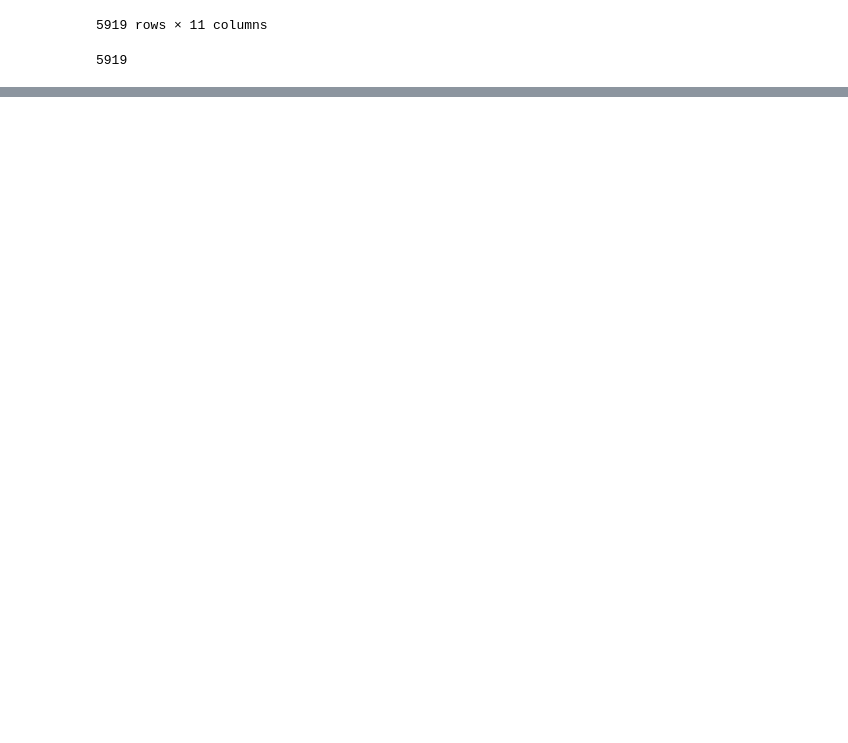
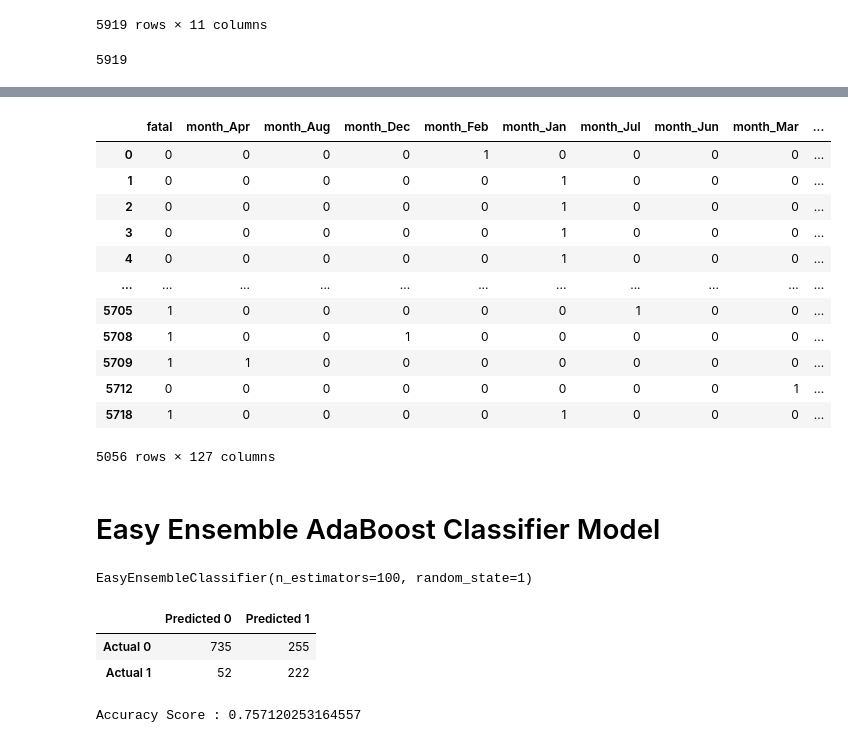
Before and after one commit to godak9/Final_Project, a Jupyter notebook: Machine_Learning/Comparing ML models .ipynb, the cells around one changed output, grey strips where cells are left out. Saved outputs shown, nothing was run; the diff lists cells and outputs as text; code cells hidden in the pictures; blank space fills up the shorter version.

Commit message:
Adding four different models

```diff
--- a/Machine_Learning/Comparing ML models .ipynb
+++ b/Machine_Learning/Comparing ML models .ipynb
@@ -17,6 +36,6 @@ Enter database password········
 # %%
 # Establish connection to database
-db_string = f"postgresql://postgres:{db_password}@127.0.0.1:5432/shark_bite_db"
+db_string = f"postgresql://postgres:{password}@127.0.0.1:5432/shark_bite_db"
 engine = create_engine(db_string)
 conn = engine.connect()
 # %%
@@ -38,5 +57,7 @@ shark_bite_df
 5919 rows × 11 columns
 # %%
 print(len(shark_bite_df))
+#5919
+shark_bite_df.drop(["case_number"], axis=1, inplace=True)
 # %% [output]
 5919
@@ -59,0 +70,4 @@ shark_bite_df
+# %%
+shark_bite_df_copy = shark_bite_df.copy()
+shark_bite_df_copy.drop(["year", "day"], axis=1, inplace=True)
+shark_bite_df_copy
@@ -59,0 +88,16 @@ shark_bite_df
+# %%
+month_dict = {1.0: "Jan",
+              2.0: "Feb",
+              3.0: "Mar",
+              4.0: "Apr",
+              5.0: "May",
+              6.0: "Jun",
+              7.0: "Jul",
+              8.0: "Aug",
+              9.0: "Sep",
+              10.0: "Oct",
+              11.0: "Nov",
+              12.0: "Dec"
+             }
+shark_bite_df_copy = shark_bite_df_copy.replace({"month": month_dict})
+shark_bite_df_copy
@@ -59,0 +118,35 @@ shark_bite_df
+# %%
+# Encoding feature column
+shark_bite_encoded = pd.get_dummies(shark_bite_df_copy, columns = [
+    "month",
+    "country",
+    "activity",
+    "species",
+    "type",
+    "people_involved",
+    "sex"
+])
+#Encoding target column
+# Not fatal (N): 0
+# Fatal (Y): 1
+x = {'N': 0}
+shark_bite_encoded = shark_bite_encoded.replace(x)
+y = {'Y': 1}
+shark_bite_encoded = shark_bite_encoded.replace(y)
+
+pd.set_option('display.max_columns', None)
+shark_bite_encoded
+# %% [output]
+|  | fatal | month_Apr | month_Aug | month_Dec | month_Feb | month_Jan | month_Jul | month_Jun | month_Mar | ... |
+| 0 | 0 | 0 | 0 | 0 | 1 | 0 | 0 | 0 | 0 | ... |
+| 1 | 0 | 0 | 0 | 0 | 0 | 1 | 0 | 0 | 0 | ... |
+| 2 | 0 | 0 | 0 | 0 | 0 | 1 | 0 | 0 | 0 | ... |
+| 3 | 0 | 0 | 0 | 0 | 0 | 1 | 0 | 0 | 0 | ... |
+| 4 | 0 | 0 | 0 | 0 | 0 | 1 | 0 | 0 | 0 | ... |
+| ... | ... | ... | ... | ... | ... | ... | ... | ... | ... | ... |
+| 5705 | 1 | 0 | 0 | 0 | 0 | 0 | 1 | 0 | 0 | ... |
+| 5708 | 1 | 0 | 0 | 1 | 0 | 0 | 0 | 0 | 0 | ... |
+| 5709 | 1 | 1 | 0 | 0 | 0 | 0 | 0 | 0 | 0 | ... |
+| 5712 | 0 | 0 | 0 | 0 | 0 | 0 | 0 | 0 | 1 | ... |
+| 5718 | 1 | 0 | 0 | 0 | 0 | 1 | 0 | 0 | 0 | ... |
+5056 rows × 127 columns
@@ -59,0 +162,2 @@ shark_bite_df
+# %% [markdown]
+# Easy Ensemble AdaBoost Classifier Model
@@ -59,0 +166,5 @@ shark_bite_df
+# %%
+# Fitting the model
+eec_model.fit(X_train, y_train)
+# %% [output]
+EasyEnsembleClassifier(n_estimators=100, random_state=1)
@@ -59,0 +174,14 @@ shark_bite_df
+# %%
+eec_cm = confusion_matrix(y_test, predictions)
+eec_cm_df = pd.DataFrame(
+    eec_cm, index=["Actual 0", "Actual 1"], columns=["Predicted 0", "Predicted 1"])
+eec_cm_df
+# %% [output]
+|  | Predicted 0 | Predicted 1 |
+| Actual 0 | 735 | 255 |
+| Actual 1 | 52 | 222 |
+# %%
+eec_acc_score = accuracy_score(y_test, eec_predictions)
+print(f"Accuracy Score : {acc_score}")
+# %% [output]
+Accuracy Score : 0.757120253164557
```
Also changed, not shown: parts of 29 cells of this notebook.
